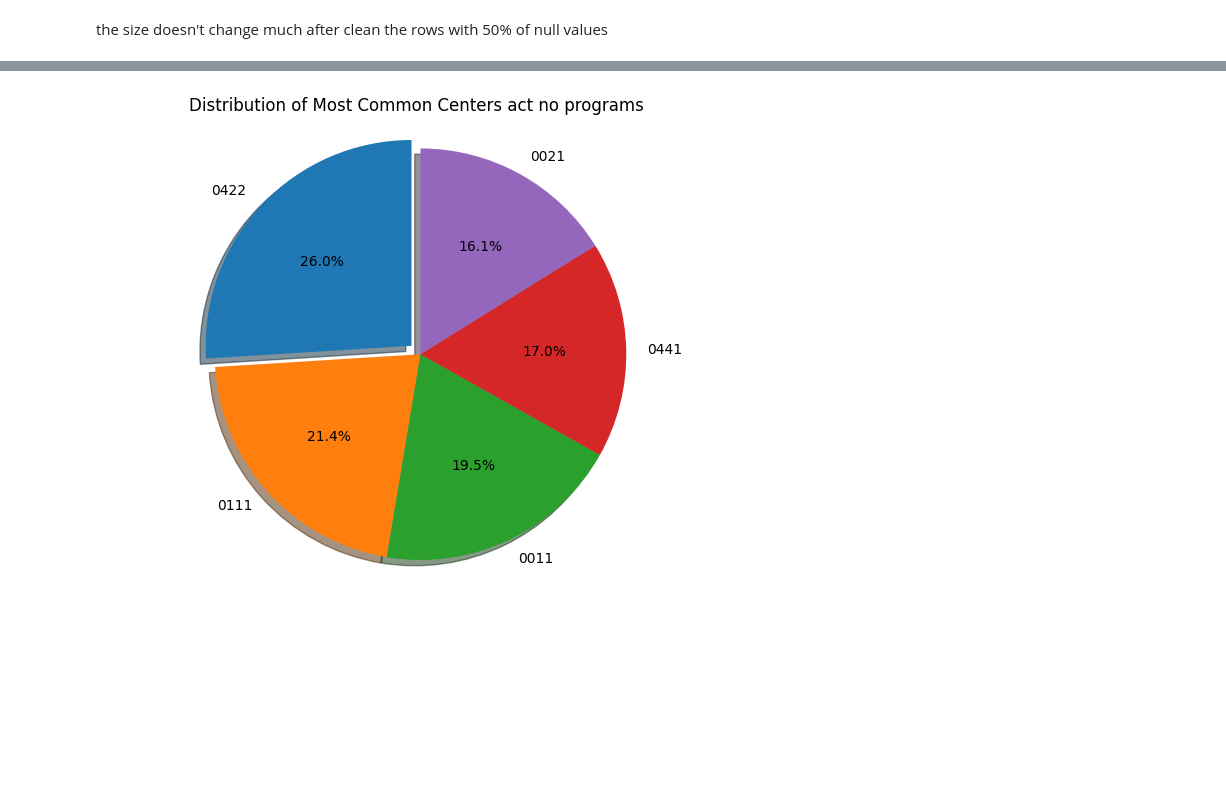
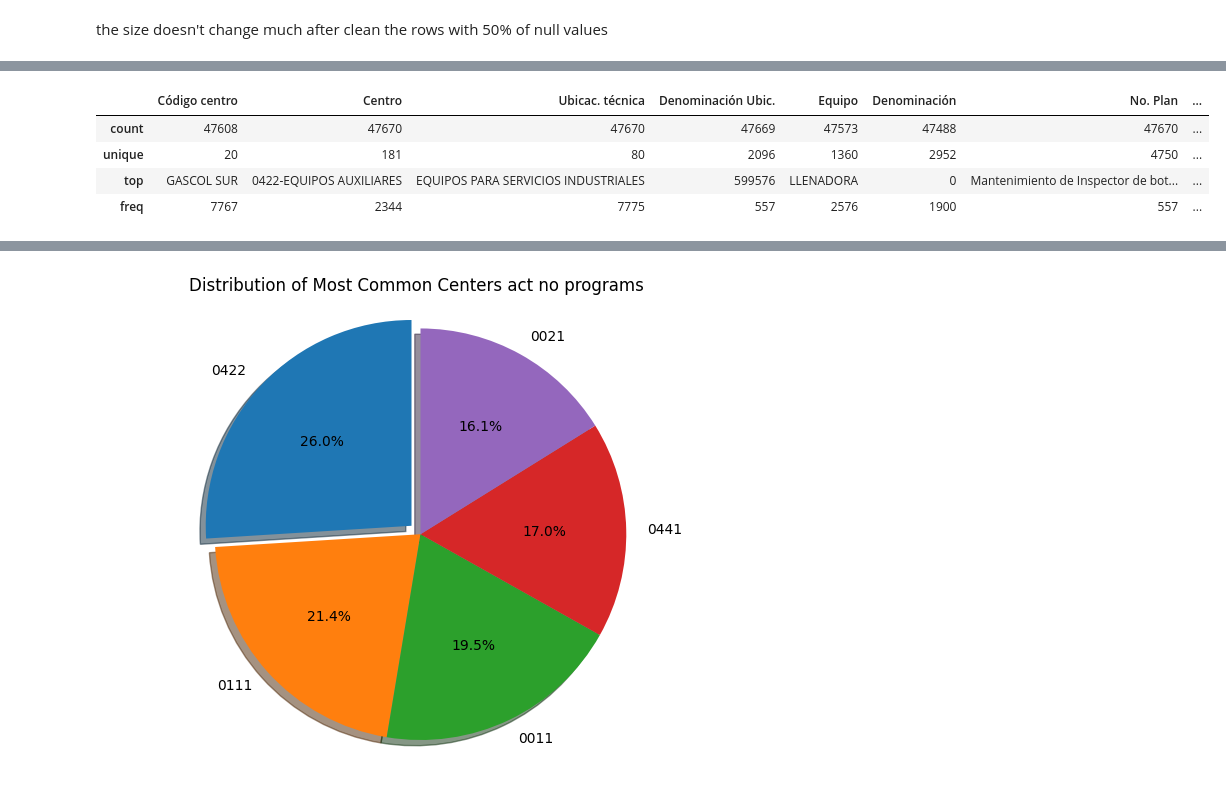
Before and after one commit to caesar-dat-com/Time_lost_reduction, a Jupyter notebook: Notebooks/EDA.ipynb, the cells around one changed output, grey strips where cells are left out. Cells and saved outputs as stored; diff of their text form; code cells hidden in the pictures; blank space fills up the shorter version.

```diff
--- a/Notebooks/EDA.ipynb
+++ b/Notebooks/EDA.ipynb
@@ -313,0 +314,8 @@ act_programads.describe()
+# %%
+df_act.describe()
+# %% [output]
+|  | Código centro | Centro | Ubicac. técnica | Denominación Ubic. | Equipo | Denominación | No. Plan | ... |
+| count | 47608 | 47670 | 47670 | 47669 | 47573 | 47488 | 47670 | ... |
+| unique | 20 | 181 | 80 | 2096 | 1360 | 2952 | 4750 | ... |
+| top | GASCOL SUR | 0422-EQUIPOS AUXILIARES | EQUIPOS PARA SERVICIOS INDUSTRIALES | 599576 | LLENADORA | 0 | Mantenimiento de Inspector de bot... | ... |
+| freq | 7767 | 2344 | 7775 | 557 | 2576 | 1900 | 557 | ... |
```
Also changed, not shown: parts of 23 cells of this notebook, 1 other file.
